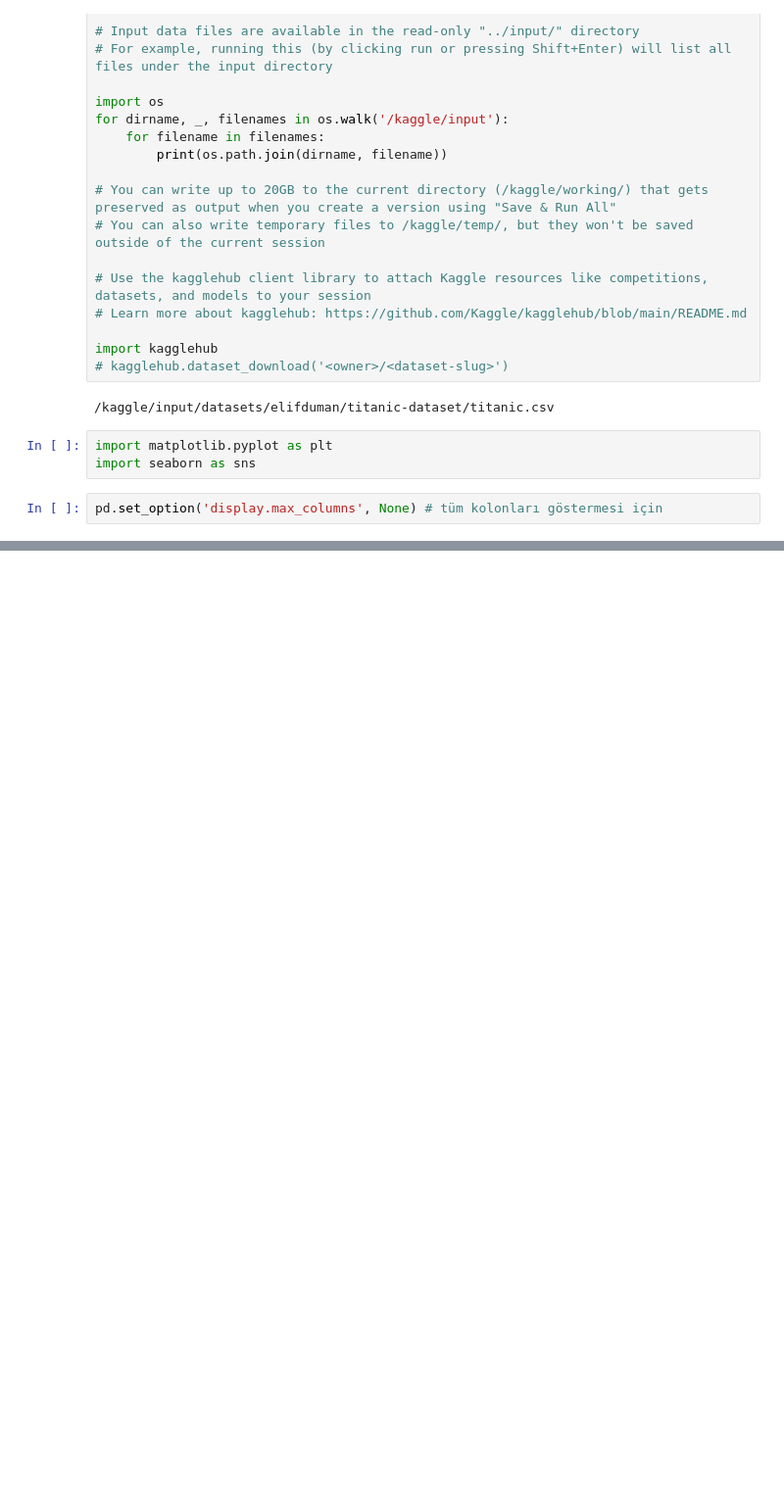
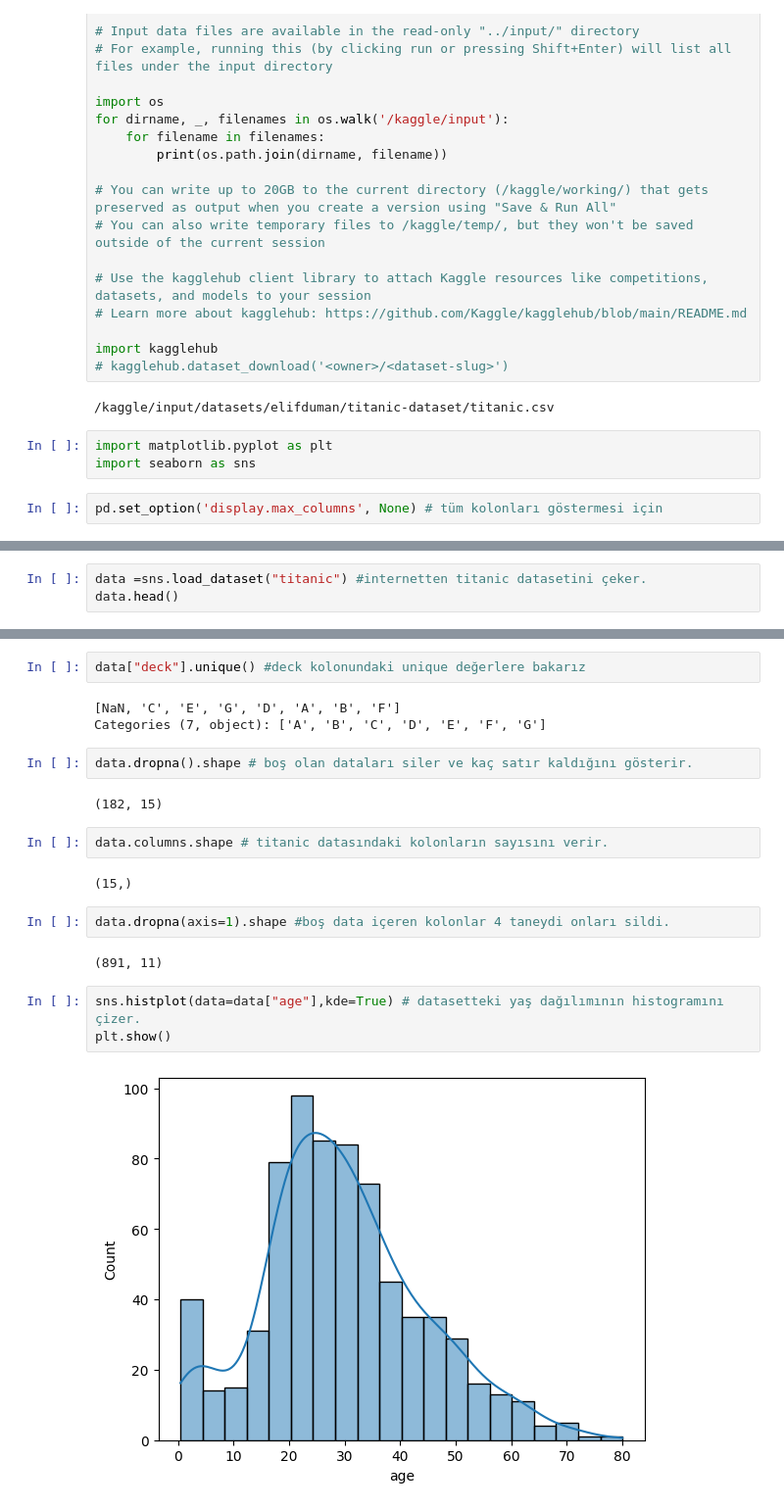
Before and after one commit to elifduman23/Titanic--EDA-Exploratory-Data-Analysis-1, a Jupyter notebook: intro-to-feature-engineering.ipynb, the cells around one changed output, grey strips where cells are left out. Shown at 98% size. Saved outputs shown, nothing was run; the diff lists cells and outputs as text; blank space fills up the shorter version.

```diff
--- a/intro-to-feature-engineering.ipynb
+++ b/intro-to-feature-engineering.ipynb
@@ -39,3 +39,6 @@ df.head()
 | 2 | 894 | 0 | 2 | Myles, Mr. Thomas Francis | male | 62.0 | 0 | 0 | 240276 | 9.6875 | ... |
 | 3 | 895 | 0 | 3 | Wirz, Mr. Albert | male | 27.0 | 0 | 0 | 315154 | 8.6625 | ... |
 | 4 | 896 | 1 | 3 | Hirvonen, Mrs. Alexander (Helga E... | female | 22.0 | 1 | 1 | 3101298 | 12.2875 | ... |
+# %%
+data =sns.load_dataset("titanic") #internetten titanic datasetini çeker.
+data.head()
@@ -41,0 +72,22 @@ df.head()
+# %%
+data["deck"].unique() #deck kolonundaki unique değerlere bakarız
+# %% [output]
+[NaN, 'C', 'E', 'G', 'D', 'A', 'B', 'F']
+Categories (7, object): ['A', 'B', 'C', 'D', 'E', 'F', 'G']
+# %%
+data.dropna().shape # boş olan dataları siler ve kaç satır kaldığını gösterir.
+# %% [output]
+(182, 15)
+# %%
+data.columns.shape # titanic datasındaki kolonların sayısını verir.
+# %% [output]
+(15,)
+# %%
+data.dropna(axis=1).shape #boş data içeren kolonlar 4 taneydi onları sildi.
+# %% [output]
+(891, 11)
+# %%
+sns.histplot(data=data["age"],kde=True) # datasetteki yaş dağılımının histogramını çizer.
+plt.show()
+# %% [output]
+[figure, added]
```
Also changed, not shown: parts of 10 cells of this notebook.
